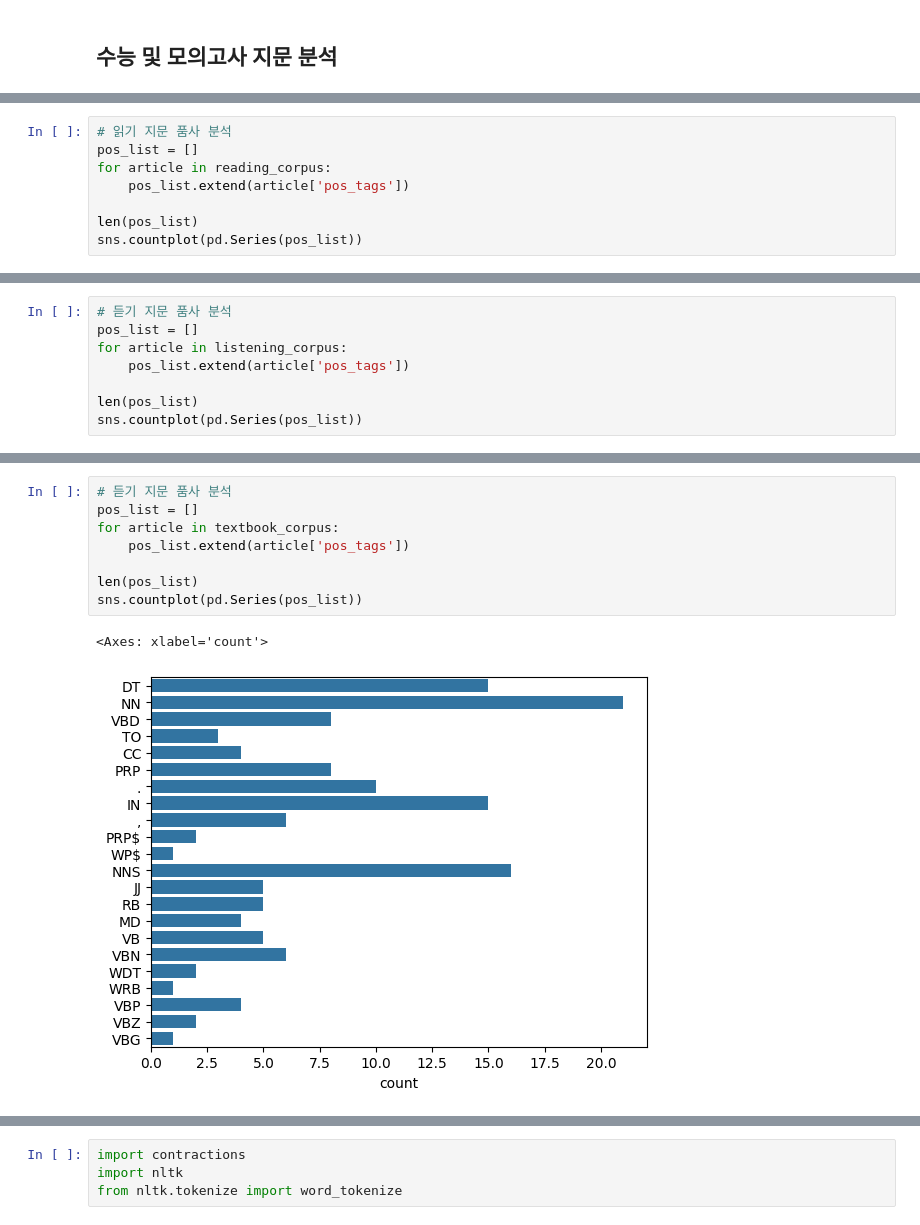
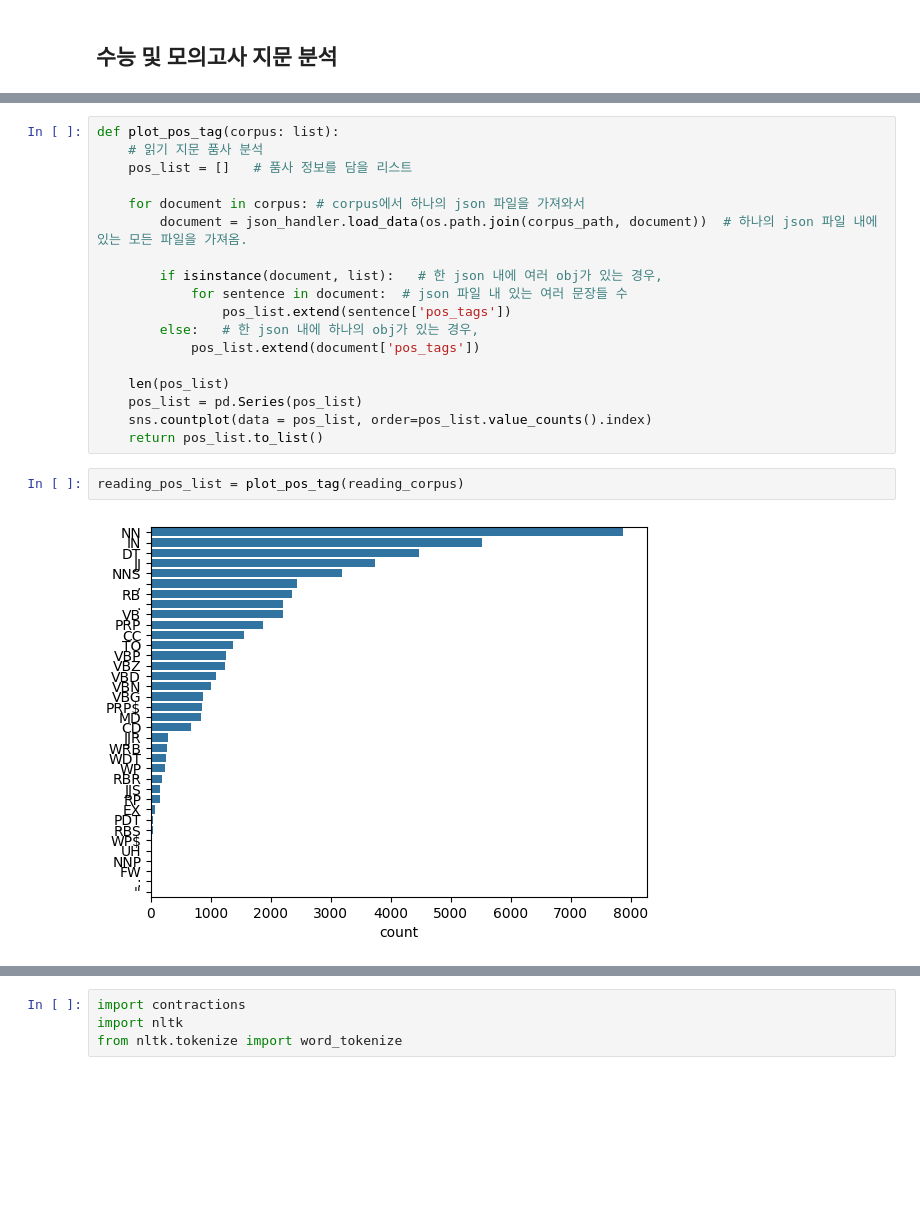
Before and after one commit to irregular6612/english-corpus-comparison, a Jupyter notebook: preprocessing.ipynb, the cells around one changed output, grey strips where cells are left out. Cells and saved outputs as stored; diff of their text form; blank space fills up the shorter version.

```diff
--- a/preprocessing.ipynb
+++ b/preprocessing.ipynb
@@ -615,8 +612,0 @@ textbook_corpus = json_handler.load_data(os.path.join(corpus_path, textbook_corp
-# %%
-# 읽기 지문 품사 분석
-pos_list = []
-for article in reading_corpus:
-    pos_list.extend(article['pos_tags'])
-
-len(pos_list)
-sns.countplot(pd.Series(pos_list))
@@ -626,8 +612,0 @@ sns.countplot(pd.Series(pos_list))
-# %%
-# 듣기 지문 품사 분석
-pos_list = []
-for article in listening_corpus:
-    pos_list.extend(article['pos_tags'])
-
-len(pos_list)
-sns.countplot(pd.Series(pos_list))
@@ -637,11 +613,22 @@ sns.countplot(pd.Series(pos_list))
-# %%
-# 듣기 지문 품사 분석
-pos_list = []
-for article in textbook_corpus:
-    pos_list.extend(article['pos_tags'])
-
-len(pos_list)
-sns.countplot(pd.Series(pos_list))
-# %% [output]
-<Axes: xlabel='count'>
-[figure, removed]
+# %%
+def plot_pos_tag(corpus: list):
+    # 읽기 지문 품사 분석
+    pos_list = []   # 품사 정보를 담을 리스트
+
+    for document in corpus: # corpus에서 하나의 json 파일을 가져와서
+        document = json_handler.load_data(os.path.join(corpus_path, document))  # 하나의 json 파일 내에 있는 모든 파일을 가져옴.
+
+        if isinstance(document, list):   # 한 json 내에 여러 obj가 있는 경우,
+            for sentence in document:  # json 파일 내 있는 여러 문장들 수
+                pos_list.extend(sentence['pos_tags'])
+        else:   # 한 json 내에 하나의 obj가 있는 경우,
+            pos_list.extend(document['pos_tags'])
+
+    len(pos_list)
+    pos_list = pd.Series(pos_list)
+    sns.countplot(data = pos_list, order=pos_list.value_counts().index)
+    return pos_list.to_list()
+# %%
+reading_pos_list = plot_pos_tag(reading_corpus)
+# %% [output]
+[figure, added]
```
Also changed, not shown: parts of 12 cells of this notebook.
